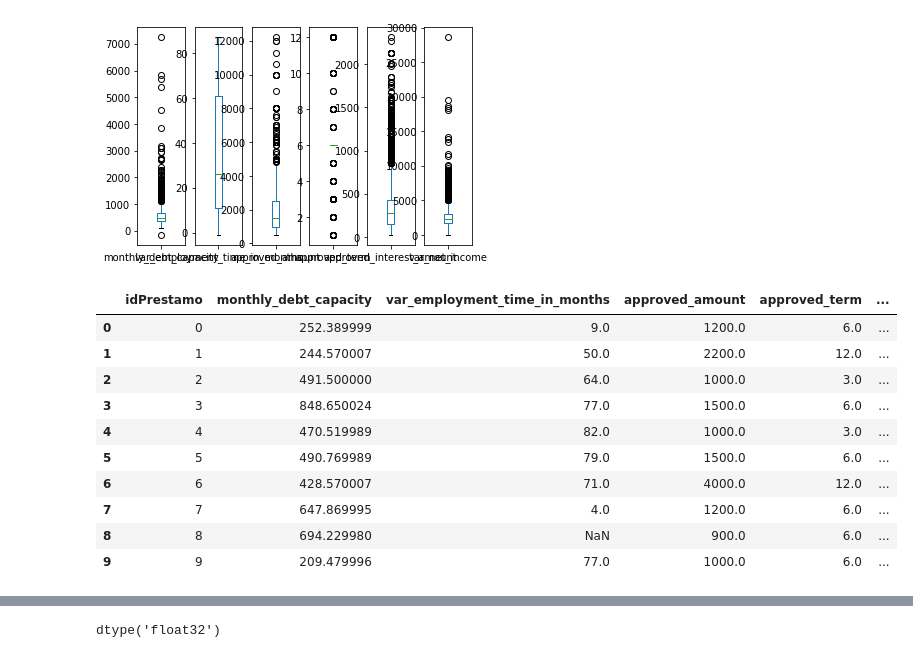
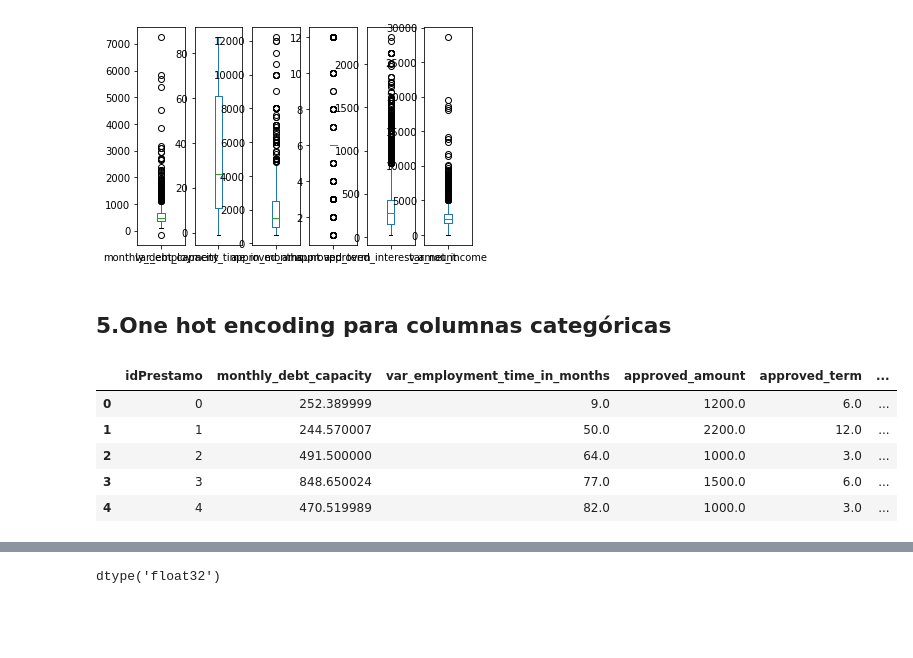
Before and after one commit to AbrahamG20/TPMachineLearning, a Jupyter notebook: TP_Machine_Learning.ipynb, the cells around one changed output, grey strips where cells are left out. Drawn from its saved outputs; the diff is of its cells as text; code cells hidden in the pictures; blank space fills up the shorter version.

```diff
--- a/TP_Machine_Learning.ipynb
+++ b/TP_Machine_Learning.ipynb
@@ -103,6 +104,8 @@ x_df.hist();
 x_df.plot(kind='box', subplots=True);
 # %% [output]
 [figure]
+# %% [markdown]
+## 5.One hot encoding para columnas categóricas
 # %%
 for i,id in enumerate(x_df["idPrestamo"]):
     x_df['idPrestamo'][i]=i
@@ -137,15 +119,10 @@ x_df.drop(['var_max_sbs_qual_12m'],axis=1, inplace=True)
 # %%
-x_df.head(10)
+x_df.head(5)
 # %% [output]
 |  | idPrestamo | monthly_debt_capacity | var_employment_time_in_months | approved_amount | approved_term | ... |
 | 0 | 0 | 252.389999 | 9.0 | 1200.0 | 6.0 | ... |
 | 1 | 1 | 244.570007 | 50.0 | 2200.0 | 12.0 | ... |
 | 2 | 2 | 491.500000 | 64.0 | 1000.0 | 3.0 | ... |
 | 3 | 3 | 848.650024 | 77.0 | 1500.0 | 6.0 | ... |
 | 4 | 4 | 470.519989 | 82.0 | 1000.0 | 3.0 | ... |
-| 5 | 5 | 490.769989 | 79.0 | 1500.0 | 6.0 | ... |
-| 6 | 6 | 428.570007 | 71.0 | 4000.0 | 12.0 | ... |
-| 7 | 7 | 647.869995 | 4.0 | 1200.0 | 6.0 | ... |
-| 8 | 8 | 694.229980 | NaN | 900.0 | 6.0 | ... |
-| 9 | 9 | 209.479996 | 77.0 | 1000.0 | 6.0 | ... |
 # %%
```
Also changed, not shown: parts of 15 cells of this notebook.
